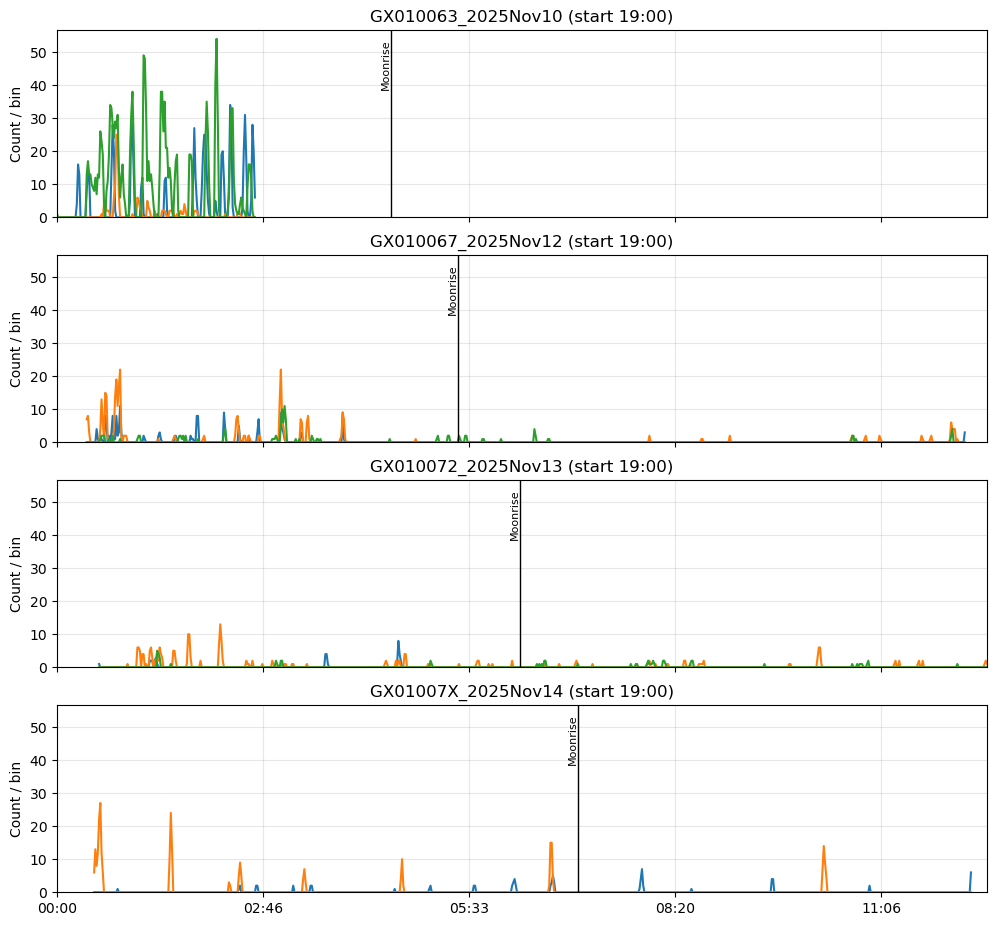
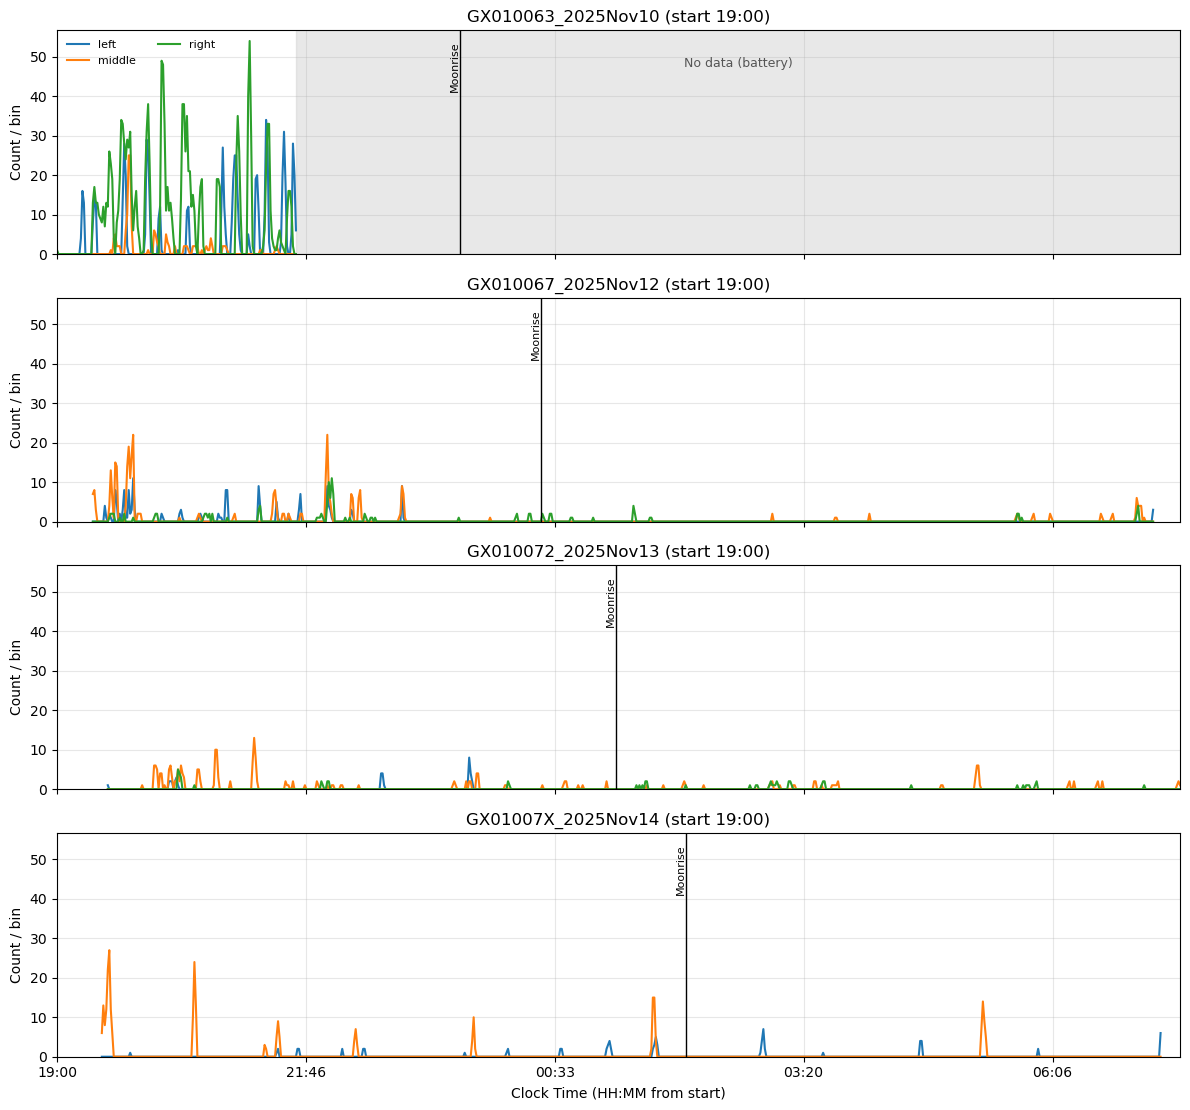
Unified diff of the notebook cell whose output changed from the first chart to the second:
--- before
+++ after
@@ -4,10 +4,10 @@
 
 fig, axes = plt.subplots(len(videos), 1, figsize=(12, 2.8*len(videos)), sharex=True)
-if len(videos) == 1: axes = [axes]  # ensure iterable
+if len(videos) == 1:
+    axes = [axes]  # ensure iterable list when single subplot
 
 moonrise_seconds = {stem: parse_moonrise_offset(moonrise_offsets.get(stem, '0:00')) for stem in videos}
 
-# Common x-range: union of all time bins (since each starts at 0 should be fine).
-# If different durations, extend to max end.
+# Common x-range: union of all time bins (each starts at 0; extend to max duration among videos)
 max_end = 0.0
 for stem, pivot in all_counts.items():
@@ -19,5 +19,6 @@
 for ax, stem in zip(axes, videos):
     pivot = all_counts[stem]
-    if pivot.empty:
+    has_data = not pivot.empty
+    if not has_data:
         ax.text(0.5, 0.5, f'No in-ROI detections for {stem}', ha='center', va='center')
         ax.set_ylim(0, 1)
@@ -37,12 +38,19 @@
     ax.set_ylabel('Count / bin')
     ax.xaxis.set_major_formatter(fmt)
-    # Optional: light x-limit padding
     ax.set_xlim(0, max_end)
 
-# Put legend only on the first axis to avoid clutter (or last axis)
-if axes:
-    handles, labels = axes[0].get_legend_handles_labels()
-    if handles:
-        axes[0].legend(loc='upper left', ncol=2, fontsize=8, frameon=False)
+    # Special styling for first video panel: keep data region white, shade missing battery section only
+    if stem == videos[0] and has_data:
+        last_bin = float(pivot.index.max()) if len(pivot.index) else 0.0
+        if last_bin < max_end:
+            # Shade only the missing segment (battery died)
+            ax.axvspan(last_bin, max_end, color='lightgrey', alpha=0.5)
+            mid_x = (last_bin + max_end) / 2.0
+            ax.text(mid_x, ax.get_ylim()[1]*0.85, 'No data (battery)', ha='center', va='center', fontsize=9, color='#555')
+
+# Legend only on first axis to avoid clutter
+handles, labels = axes[0].get_legend_handles_labels()
+if len(handles):
+    axes[0].legend(loc='upper left', ncol=2, fontsize=8, frameon=False)
 
 axes[-1].set_xlabel('Clock Time (HH:MM from start)')

Commit: Final figure of activity